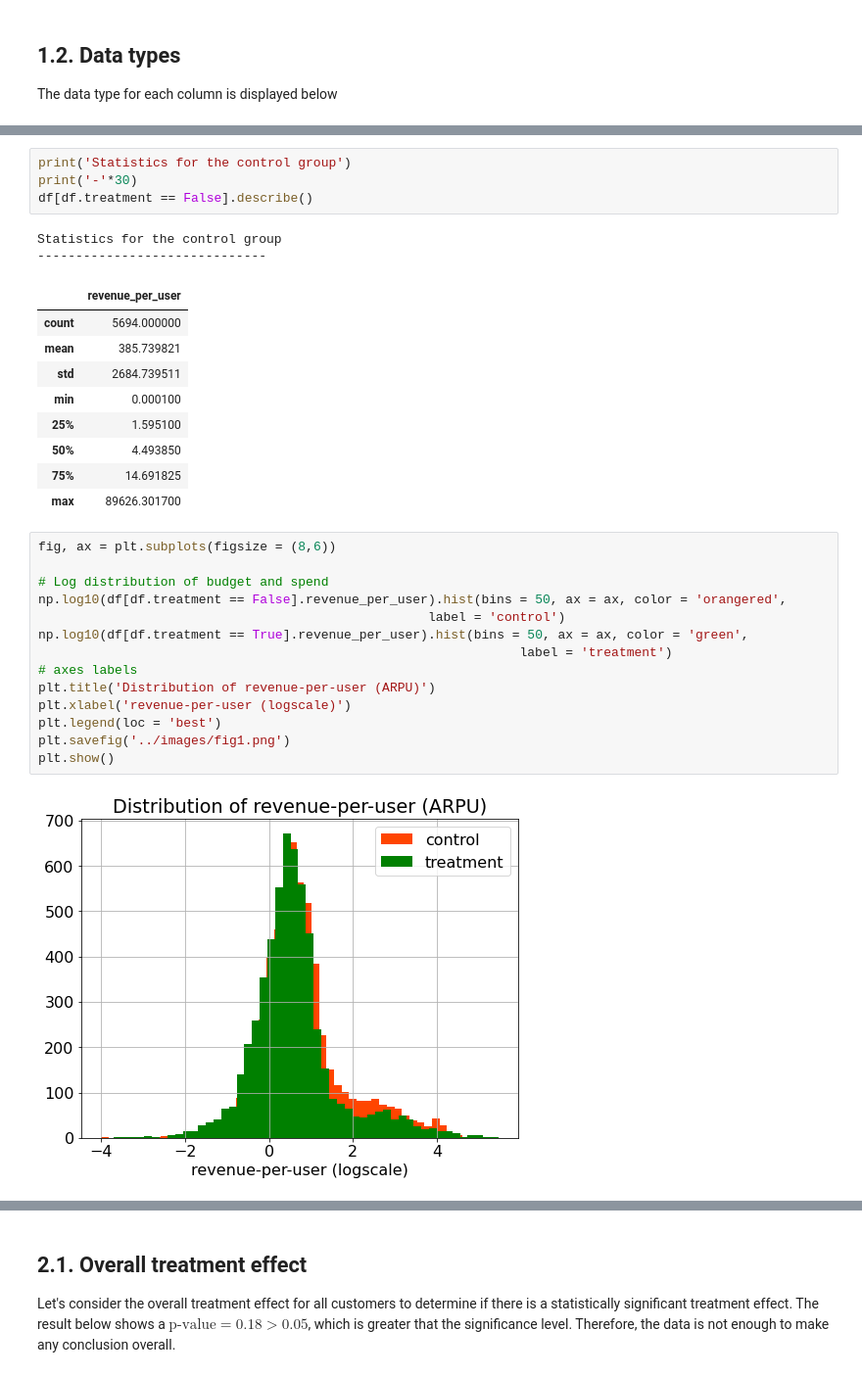
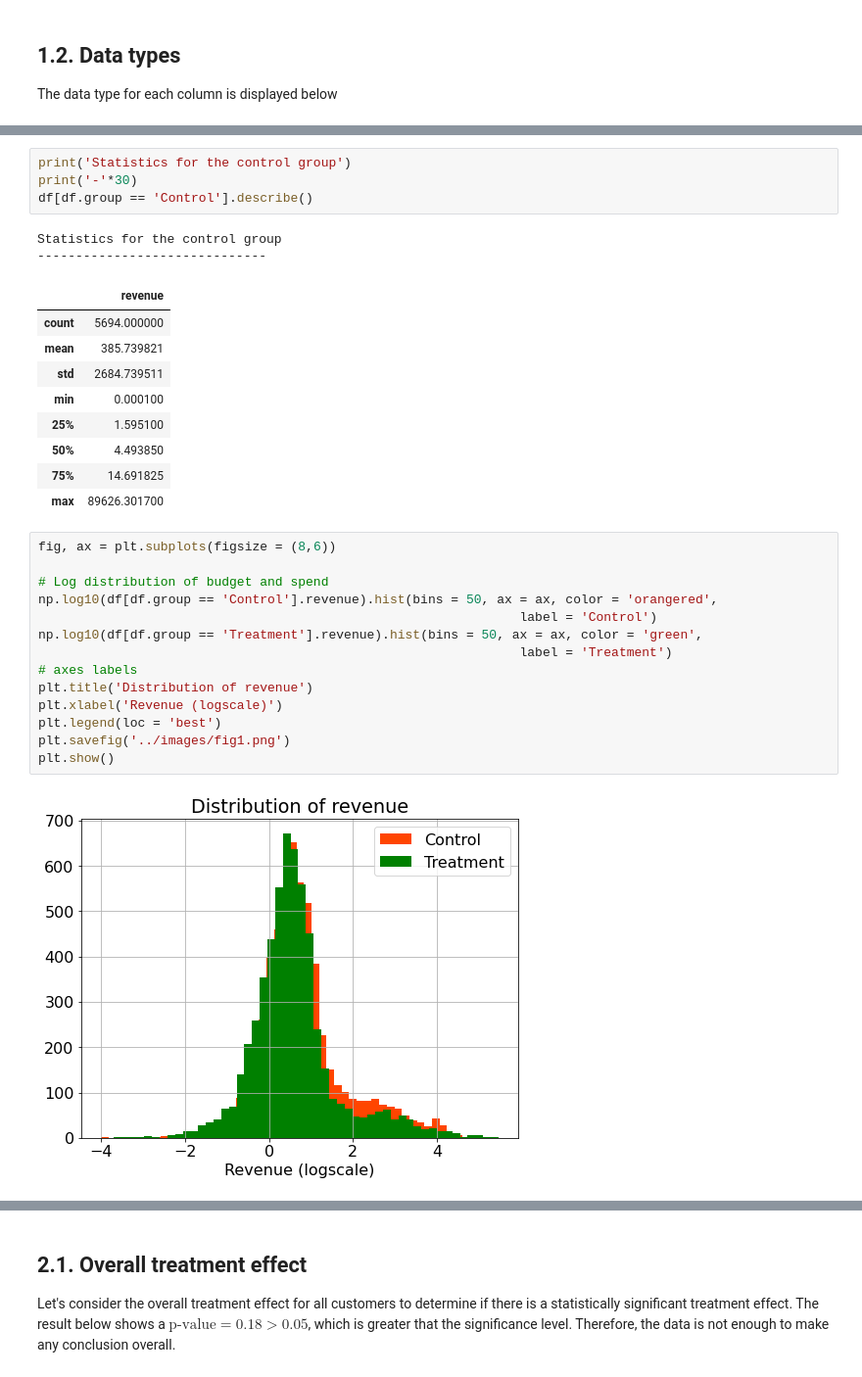
Before and after one commit to Owerre/ab-testing, a Jupyter notebook: notebook/expt-analysis.ipynb, the cells around one changed output, grey strips where cells are left out. Shown at 98% size. Cells and saved outputs as stored; diff of their text form.

```diff
--- a/notebook/expt-analysis.ipynb
+++ b/notebook/expt-analysis.ipynb
@@ -85,11 +85,11 @@ Statistics for the treament group
 # %%
 print('Statistics for the control group')
 print('-'*30)
-df[df.treatment == False].describe()
+df[df.group == 'Control'].describe()
 # %% [output]
 Statistics for the control group
 ------------------------------
-|  | revenue_per_user |
+|  | revenue |
 | count | 5694.000000 |
 | mean | 385.739821 |
 | std | 2684.739511 |
@@ -101,18 +101,18 @@ Statistics for the control group
 # %%
 fig, ax = plt.subplots(figsize = (8,6))
 
 # Log distribution of budget and spend
-np.log10(df[df.treatment == False].revenue_per_user).hist(bins = 50, ax = ax, color = 'orangered',
-                                                   label = 'control')
-np.log10(df[df.treatment == True].revenue_per_user).hist(bins = 50, ax = ax, color = 'green',
-                                                               label = 'treatment')
+np.log10(df[df.group == 'Control'].revenue).hist(bins = 50, ax = ax, color = 'orangered',
+                                                               label = 'Control')
+np.log10(df[df.group == 'Treatment'].revenue).hist(bins = 50, ax = ax, color = 'green',
+                                                               label = 'Treatment')
 # axes labels
-plt.title('Distribution of revenue-per-user (ARPU)')
-plt.xlabel('revenue-per-user (logscale)')
+plt.title('Distribution of revenue')
+plt.xlabel('Revenue (logscale)')
 plt.legend(loc = 'best')
 plt.savefig('../images/fig1.png')
 plt.show()
 # %% [output]
-[figure, old version]
+[figure, new version]
 # %% [markdown]
 ## 1.4. Data exploration by segmenting phone operating systems
```
Also changed, not shown: parts of 28 cells of this notebook, 5 other files.
